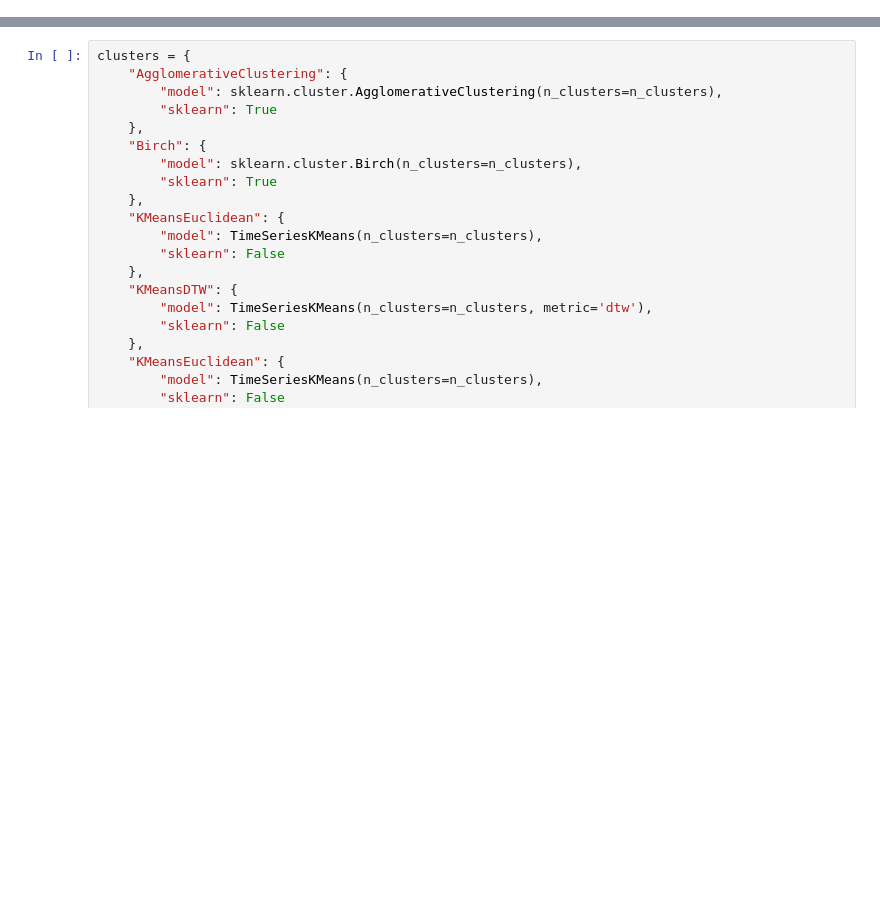
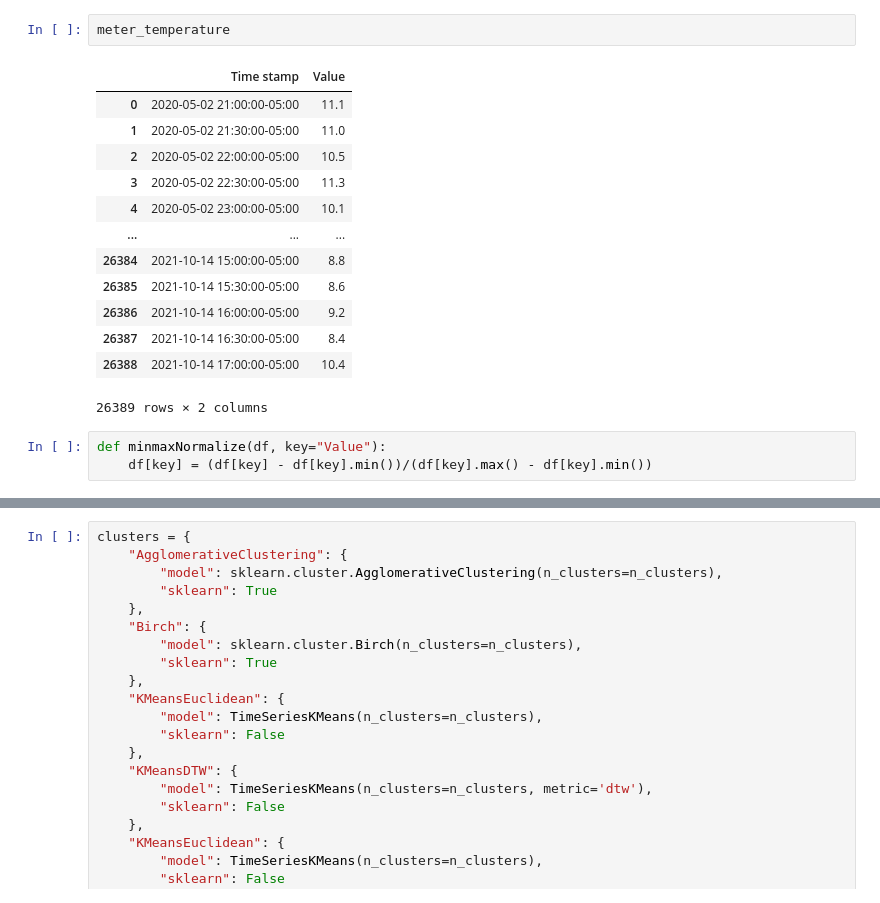
Before and after one commit to JunjunPanJoseph/Building-Information-Analysis, a Jupyter notebook: clustering.ipynb, the cells around one changed output, grey strips where cells are left out. Saved outputs shown, nothing was run; the diff lists cells and outputs as text; blank space fills up the shorter version.

```diff
--- a/clustering.ipynb
+++ b/clustering.ipynb
@@ -44,0 +70,19 @@ meter_preprocessed["Time stamp"] = pandas.to_datetime(meter_preprocessed["Time s
+# %%
+meter_temperature
+# %% [output]
+|  | Time stamp | Value |
+| 0 | 2020-05-02 21:00:00-05:00 | 11.1 |
+| 1 | 2020-05-02 21:30:00-05:00 | 11.0 |
+| 2 | 2020-05-02 22:00:00-05:00 | 10.5 |
+| 3 | 2020-05-02 22:30:00-05:00 | 11.3 |
+| 4 | 2020-05-02 23:00:00-05:00 | 10.1 |
+| ... | ... | ... |
+| 26384 | 2021-10-14 15:00:00-05:00 | 8.8 |
+| 26385 | 2021-10-14 15:30:00-05:00 | 8.6 |
+| 26386 | 2021-10-14 16:00:00-05:00 | 9.2 |
+| 26387 | 2021-10-14 16:30:00-05:00 | 8.4 |
+| 26388 | 2021-10-14 17:00:00-05:00 | 10.4 |
+26389 rows × 2 columns
+# %%
+def minmaxNormalize(df, key="Value"):
+    df[key] = (df[key] - df[key].min())/(df[key].max() - df[key].min())
```
Also changed, not shown: parts of 11 cells of this notebook, 5 other files.
